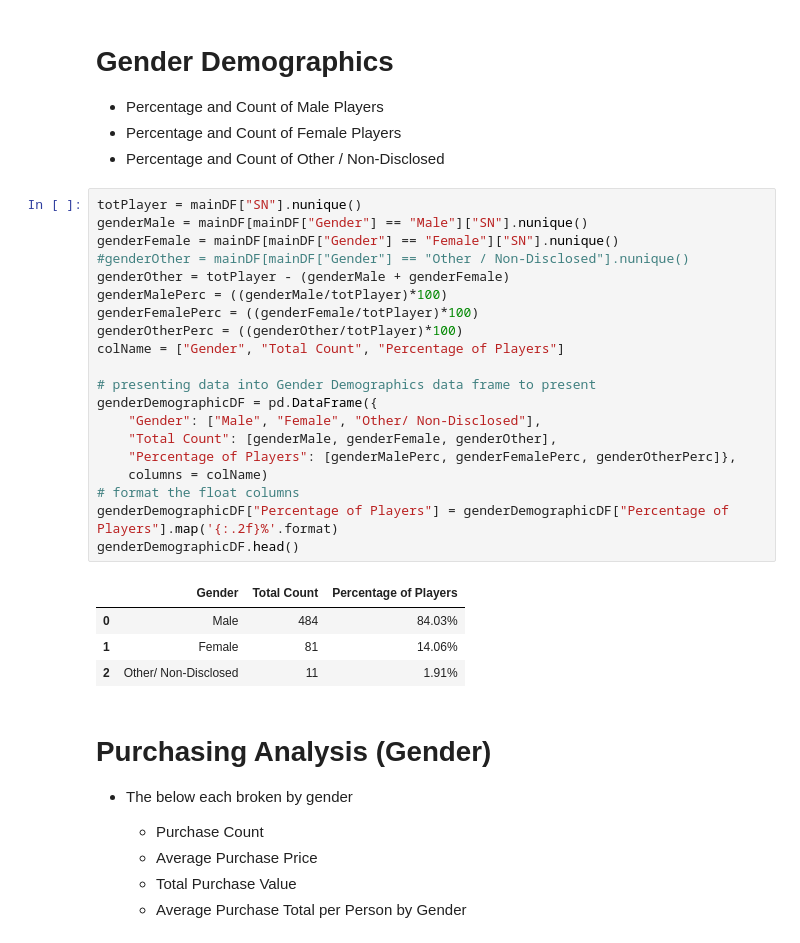
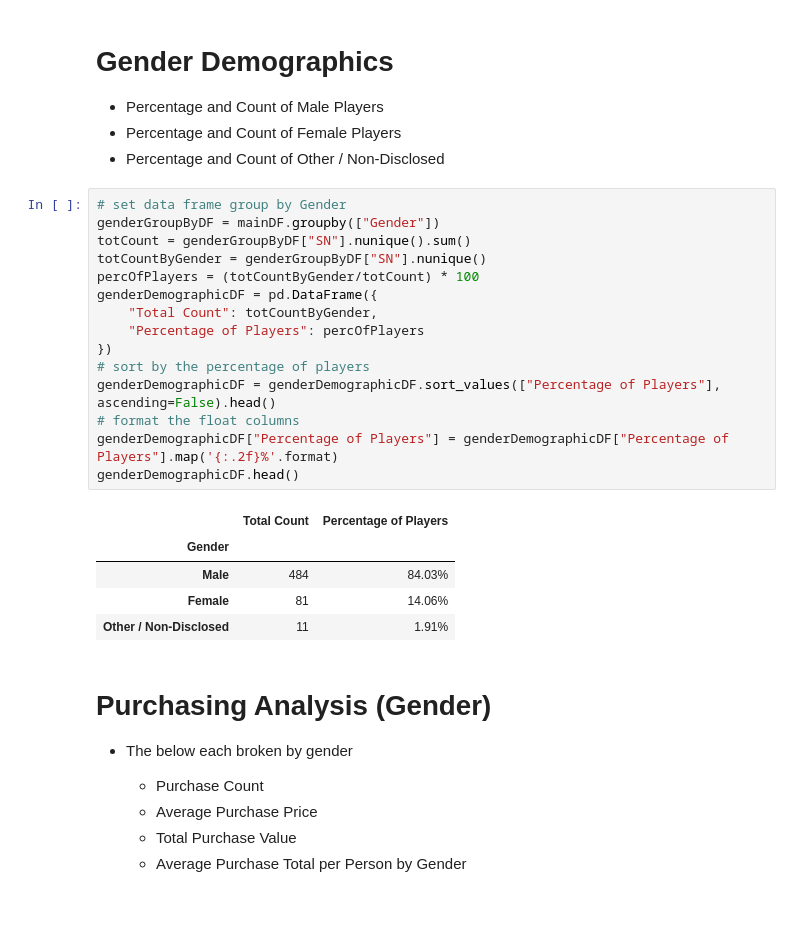
Before and after one commit to sainigurcharan/myUCIWork, a Jupyter notebook: 04 Pandas/HeroesOfPymoli/HeroesOfPymoli.ipynb, the cells around one changed output. Drawn from its saved outputs; the diff is of its cells as text; blank space fills up the shorter version.

```diff
--- a/04 Pandas/HeroesOfPymoli/HeroesOfPymoli.ipynb
+++ b/04 Pandas/HeroesOfPymoli/HeroesOfPymoli.ipynb
@@ -60,31 +60,27 @@ purchaseAnalysisDF.head()
 * Percentage and Count of Male Players
 * Percentage and Count of Female Players
 * Percentage and Count of Other / Non-Disclosed
-# %%
-totPlayer = mainDF["SN"].nunique()
-genderMale = mainDF[mainDF["Gender"] == "Male"]["SN"].nunique()
-genderFemale = mainDF[mainDF["Gender"] == "Female"]["SN"].nunique()
-#genderOther = mainDF[mainDF["Gender"] == "Other / Non-Disclosed"].nunique()
-genderOther = totPlayer - (genderMale + genderFemale)
-genderMalePerc = ((genderMale/totPlayer)*100)
-genderFemalePerc = ((genderFemale/totPlayer)*100)
-genderOtherPerc = ((genderOther/totPlayer)*100)
-colName = ["Gender", "Total Count", "Percentage of Players"]
-
-# presenting data into Gender Demographics data frame to present
-genderDemographicDF = pd.DataFrame({
-    "Gender": ["Male", "Female", "Other/ Non-Disclosed"],
-    "Total Count": [genderMale, genderFemale, genderOther],
-    "Percentage of Players": [genderMalePerc, genderFemalePerc, genderOtherPerc]},
-    columns = colName)
-# format the float columns
-genderDemographicDF["Percentage of Players"] = genderDemographicDF["Percentage of Players"].map('{:.2f}%'.format)
-genderDemographicDF.head()
-# %% [output]
-|  | Gender | Total Count | Percentage of Players |
-| 0 | Male | 484 | 84.03% |
-| 1 | Female | 81 | 14.06% |
-| 2 | Other/ Non-Disclosed | 11 | 1.91% |
+# %%
+# set data frame group by Gender
+genderGroupByDF = mainDF.groupby(["Gender"])
+totCount = genderGroupByDF["SN"].nunique().sum()
+totCountByGender = genderGroupByDF["SN"].nunique()
+percOfPlayers = (totCountByGender/totCount) * 100
+genderDemographicDF = pd.DataFrame({
+    "Total Count": totCountByGender,
+    "Percentage of Players": percOfPlayers
+})
+# sort by the percentage of players
+genderDemographicDF = genderDemographicDF.sort_values(["Percentage of Players"], ascending=False).head()
+# format the float columns
+genderDemographicDF["Percentage of Players"] = genderDemographicDF["Percentage of Players"].map('{:.2f}%'.format)
+genderDemographicDF.head()
+# %% [output]
+|  | Total Count | Percentage of Players |
+| Gender |  |  |
+| Male | 484 | 84.03% |
+| Female | 81 | 14.06% |
+| Other / Non-Disclosed | 11 | 1.91% |
 # %% [markdown]
 # Purchasing Analysis (Gender)
 
```
Also changed, not shown: parts of 1 cell of this notebook, 1 other file.
